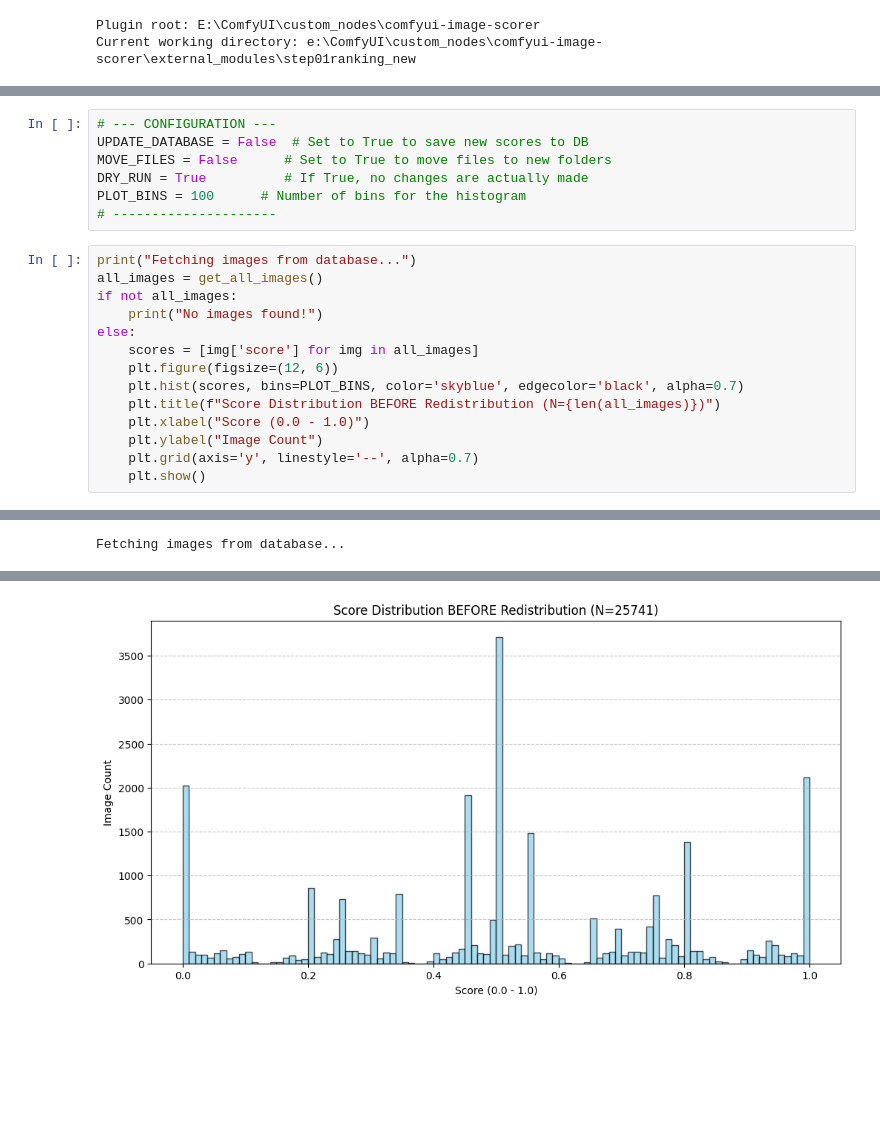
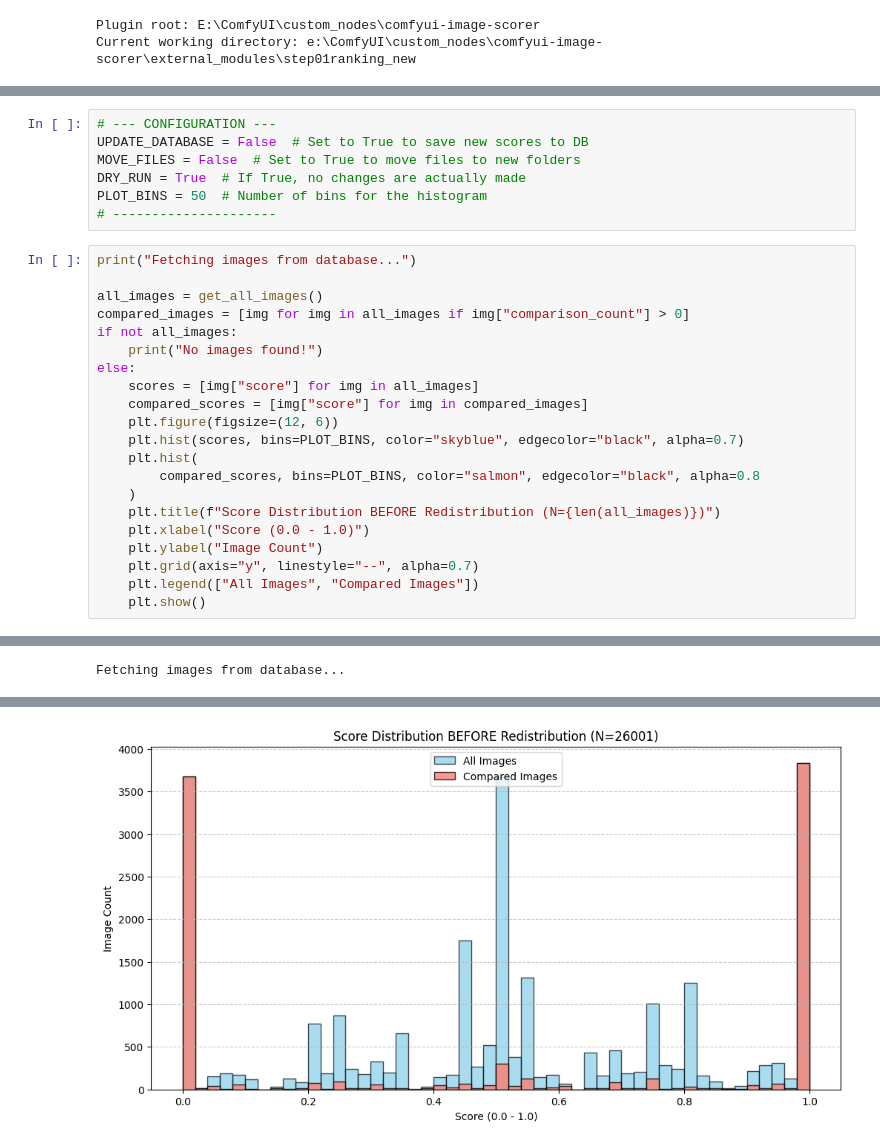
Before and after one commit to pskyvader/comfyui-image-scorer, a Jupyter notebook: external_modules/step01ranking_new/redistribute_new.ipynb, the cells around one changed output, grey strips where cells are left out. Drawn from its saved outputs; the diff is of its cells as text; blank space fills up the shorter version.

```diff
--- a/external_modules/step01ranking_new/redistribute_new.ipynb
+++ b/external_modules/step01ranking_new/redistribute_new.ipynb
@@ -37,23 +41,30 @@ from image_processor import ImageProcessor
 # %%
 # --- CONFIGURATION ---
 UPDATE_DATABASE = False  # Set to True to save new scores to DB
-MOVE_FILES = False      # Set to True to move files to new folders
-DRY_RUN = True          # If True, no changes are actually made
-PLOT_BINS = 100      # Number of bins for the histogram
+MOVE_FILES = False  # Set to True to move files to new folders
+DRY_RUN = True  # If True, no changes are actually made
+PLOT_BINS = 50  # Number of bins for the histogram
 # ---------------------
 # %%
 print("Fetching images from database...")
+
 all_images = get_all_images()
+compared_images = [img for img in all_images if img["comparison_count"] > 0]
 if not all_images:
     print("No images found!")
 else:
-    scores = [img['score'] for img in all_images]
+    scores = [img["score"] for img in all_images]
+    compared_scores = [img["score"] for img in compared_images]
     plt.figure(figsize=(12, 6))
-    plt.hist(scores, bins=PLOT_BINS, color='skyblue', edgecolor='black', alpha=0.7)
+    plt.hist(scores, bins=PLOT_BINS, color="skyblue", edgecolor="black", alpha=0.7)
+    plt.hist(
+        compared_scores, bins=PLOT_BINS, color="salmon", edgecolor="black", alpha=0.8
+    )
     plt.title(f"Score Distribution BEFORE Redistribution (N={len(all_images)})")
     plt.xlabel("Score (0.0 - 1.0)")
     plt.ylabel("Image Count")
-    plt.grid(axis='y', linestyle='--', alpha=0.7)
+    plt.grid(axis="y", linestyle="--", alpha=0.7)
+    plt.legend(["All Images", "Compared Images"])
     plt.show()
 # %% [output]
 DEBUG:matplotlib.pyplot:Loaded backend module://matplotlib_inline.backend_inline version unknown.
@@ -64,33 +75,33 @@ DEBUG:matplotlib.font_manager:findfont: score(FontEntry(fname='e:\\ComfyUI\\.ven
 DEBUG:matplotlib.font_manager:findfont: score(FontEntry(fname='e:\\ComfyUI\\.venv\\Lib\\site-packages\\matplotlib\\mpl-data\\fonts\\ttf\\DejaVuSerif-BoldItalic.ttf', name='DejaVu Serif', style='italic ...
 DEBUG:matplotlib.font_manager:findfont: score(FontEntry(fname='e:\\ComfyUI\\.venv\\Lib\\site-packages\\matplotlib\\mpl-data\\fonts\\ttf\\cmss10.ttf', name='cmss10', style='normal', variant='normal', w ...
 DEBUG:matplotlib.font_manager:findfont: score(FontEntry(fname='e:\\ComfyUI\\.venv\\Lib\\site-packages\\matplotlib\\mpl-data\\fonts\\ttf\\cmr10.ttf', name='cmr10', style='normal', variant='normal', wei ...
 DEBUG:matplotlib.font_manager:findfont: score(FontEntry(fname='e:\\ComfyUI\\.venv\\Lib\\site-packages\\matplotlib\\mpl-data\\fonts\\ttf\\DejaVuSans.ttf', name='DejaVu Sans', style='normal', variant='n ...
 DEBUG:matplotlib.font_manager:findfont: score(FontEntry(fname='e:\\ComfyUI\\.venv\\Lib\\site-packages\\matplotlib\\mpl-data\\fonts\\ttf\\STIXSizFourSymReg.ttf', name='STIXSizeFourSym', style='normal', ...
 DEBUG:matplotlib.font_manager:findfont: score(FontEntry(fname='e:\\ComfyUI\\.venv\\Lib\\site-packages\\matplotlib\\mpl-data\\fonts\\ttf\\DejaVuSerif-Bold.ttf', name='DejaVu Serif', style='normal', var ...
 DEBUG:matplotlib.font_manager:findfont: score(FontEntry(fname='e:\\ComfyUI\\.venv\\Lib\\site-packages\\matplotlib\\mpl-data\\fonts\\ttf\\DejaVuSansMono-Bold.ttf', name='DejaVu Sans Mono', style='norma ...
 ... (171 lines left out)
 DEBUG:matplotlib.font_manager:findfont: score(FontEntry(fname='C:\\Windows\\Fonts\\msyh.ttc', name='Microsoft YaHei', style='normal', variant='normal', weight=400, stretch='normal', size='scalable'))  ...
 DEBUG:matplotlib.font_manager:findfont: score(FontEntry(fname='C:\\Windows\\Fonts\\bahnschrift.ttf', name='Bahnschrift', style='normal', variant='normal', weight=400, stretch='normal', size='scalable' ...
 DEBUG:matplotlib.font_manager:findfont: score(FontEntry(fname='C:\\Windows\\Fonts\\YuGothM.ttc', name='Yu Gothic', style='normal', variant='normal', weight=500, stretch='normal', size='scalable')) = 1 ...
 DEBUG:matplotlib.font_manager:findfont: Matching sans\-serif:style=normal:variant=normal:weight=normal:stretch=normal:size=10.0 to DejaVu Sans ('e:\\ComfyUI\\.venv\\Lib\\site-packages\\matplotlib\\mpl ...
 Fetching images from database...
 DEBUG:matplotlib.font_manager:findfont: Matching sans\-serif:style=normal:variant=normal:weight=normal:stretch=normal:size=12.0.
 DEBUG:matplotlib.font_manager:findfont: score(FontEntry(fname='e:\\ComfyUI\\.venv\\Lib\\site-packages\\matplotlib\\mpl-data\\fonts\\ttf\\STIXGeneralBol.ttf', name='STIXGeneral', style='normal', varian ...
 DEBUG:matplotlib.font_manager:findfont: score(FontEntry(fname='e:\\ComfyUI\\.venv\\Lib\\site-packages\\matplotlib\\mpl-data\\fonts\\ttf\\STIXSizTwoSymBol.ttf', name='STIXSizeTwoSym', style='normal', v ...
 DEBUG:matplotlib.font_manager:findfont: score(FontEntry(fname='e:\\ComfyUI\\.venv\\Lib\\site-packages\\matplotlib\\mpl-data\\fonts\\ttf\\DejaVuSerif-BoldItalic.ttf', name='DejaVu Serif', style='italic ...
 DEBUG:matplotlib.font_manager:findfont: score(FontEntry(fname='e:\\ComfyUI\\.venv\\Lib\\site-packages\\matplotlib\\mpl-data\\fonts\\ttf\\cmss10.ttf', name='cmss10', style='normal', variant='normal', w ...
 DEBUG:matplotlib.font_manager:findfont: score(FontEntry(fname='e:\\ComfyUI\\.venv\\Lib\\site-packages\\matplotlib\\mpl-data\\fonts\\ttf\\cmr10.ttf', name='cmr10', style='normal', variant='normal', wei ...
 DEBUG:matplotlib.font_manager:findfont: score(FontEntry(fname='e:\\ComfyUI\\.venv\\Lib\\site-packages\\matplotlib\\mpl-data\\fonts\\ttf\\DejaVuSans.ttf', name='DejaVu Sans', style='normal', variant='n ...
 DEBUG:matplotlib.font_manager:findfont: score(FontEntry(fname='e:\\ComfyUI\\.venv\\Lib\\site-packages\\matplotlib\\mpl-data\\fonts\\ttf\\STIXSizFourSymReg.ttf', name='STIXSizeFourSym', style='normal', ...
 DEBUG:matplotlib.font_manager:findfont: score(FontEntry(fname='e:\\ComfyUI\\.venv\\Lib\\site-packages\\matplotlib\\mpl-data\\fonts\\ttf\\DejaVuSerif-Bold.ttf', name='DejaVu Serif', style='normal', var ...
 DEBUG:matplotlib.font_manager:findfont: score(FontEntry(fname='e:\\ComfyUI\\.venv\\Lib\\site-packages\\matplotlib\\mpl-data\\fonts\\ttf\\DejaVuSansMono-Bold.ttf', name='DejaVu Sans Mono', style='norma ...
 DEBUG:matplotlib.font_manager:findfont: score(FontEntry(fname='e:\\ComfyUI\\.venv\\Lib\\site-packages\\matplotlib\\mpl-data\\fonts\\ttf\\STIXGeneral.ttf', name='STIXGeneral', style='normal', variant=' ...
 DEBUG:matplotlib.font_manager:findfont: score(FontEntry(fname='e:\\ComfyUI\\.venv\\Lib\\site-packages\\matplotlib\\mpl-data\\fonts\\ttf\\cmsy10.ttf', name='cmsy10', style='normal', variant='normal', w ...
 ... (169 lines left out)
 DEBUG:matplotlib.font_manager:findfont: score(FontEntry(fname='C:\\Windows\\Fonts\\msyh.ttc', name='Microsoft YaHei', style='normal', variant='normal', weight=400, stretch='normal', size='scalable'))  ...
 DEBUG:matplotlib.font_manager:findfont: score(FontEntry(fname='C:\\Windows\\Fonts\\bahnschrift.ttf', name='Bahnschrift', style='normal', variant='normal', weight=400, stretch='normal', size='scalable' ...
 DEBUG:matplotlib.font_manager:findfont: score(FontEntry(fname='C:\\Windows\\Fonts\\YuGothM.ttc', name='Yu Gothic', style='normal', variant='normal', weight=500, stretch='normal', size='scalable')) = 1 ...
 DEBUG:matplotlib.font_manager:findfont: Matching sans\-serif:style=normal:variant=normal:weight=normal:stretch=normal:size=12.0 to DejaVu Sans ('e:\\ComfyUI\\.venv\\Lib\\site-packages\\matplotlib\\mpl ...
-[figure, old version]
+[figure, new version]
 # %%
 # Sort by current score to establish rank
```
Also changed, not shown: parts of 3 cells of this notebook, 51 other files.
